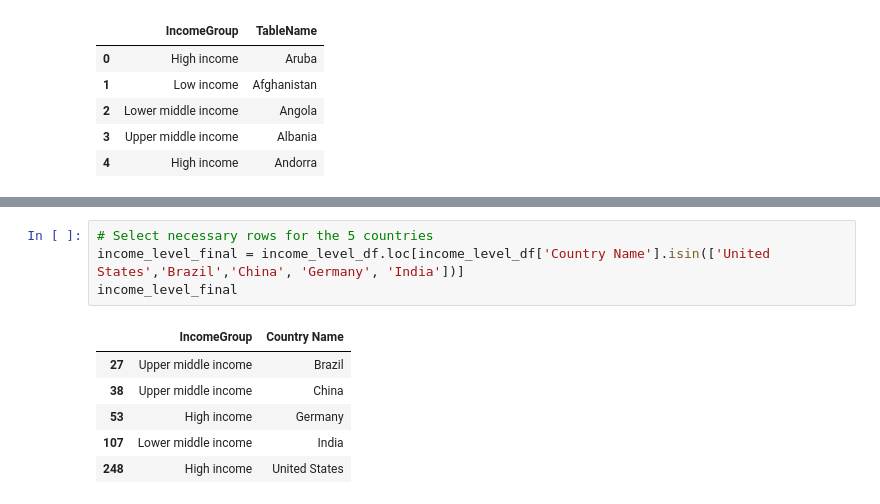
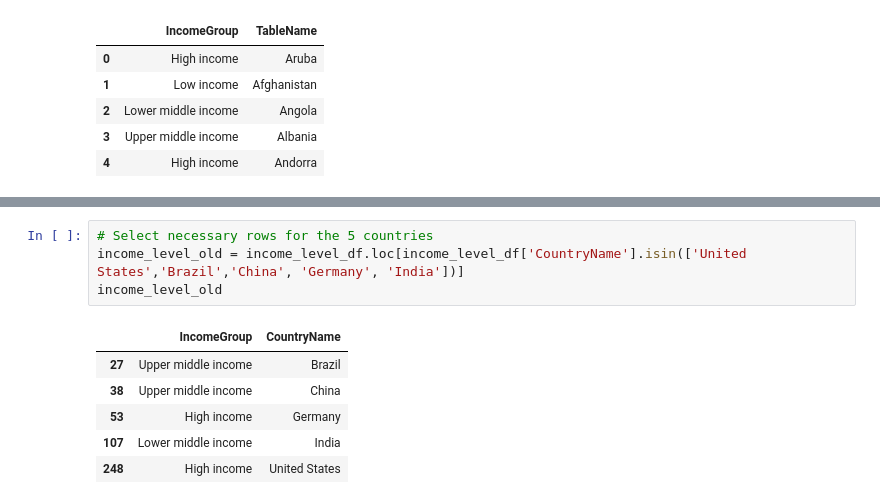
Before and after one commit to u9510136/ETL-project, a Jupyter notebook: ETL_Project.ipynb, the cells around one changed output, grey strips where cells are left out. Saved outputs shown, nothing was run; the diff lists cells and outputs as text.

```diff
--- a/ETL_Project.ipynb
+++ b/ETL_Project.ipynb
@@ -380,10 +473,10 @@ income_level_df.head()
 | 4 | High income | Andorra |
 # %%
 # Select necessary rows for the 5 countries
-income_level_final = income_level_df.loc[income_level_df['Country Name'].isin(['United States','Brazil','China', 'Germany', 'India'])]
-income_level_final
+income_level_old = income_level_df.loc[income_level_df['CountryName'].isin(['United States','Brazil','China', 'Germany', 'India'])]
+income_level_old
 # %% [output]
-|  | IncomeGroup | Country Name |
+|  | IncomeGroup | CountryName |
 | 27 | Upper middle income | Brazil |
 | 38 | Upper middle income | China |
 | 53 | High income | Germany |
```
Also changed, not shown: parts of 34 cells of this notebook, 3 other files.
